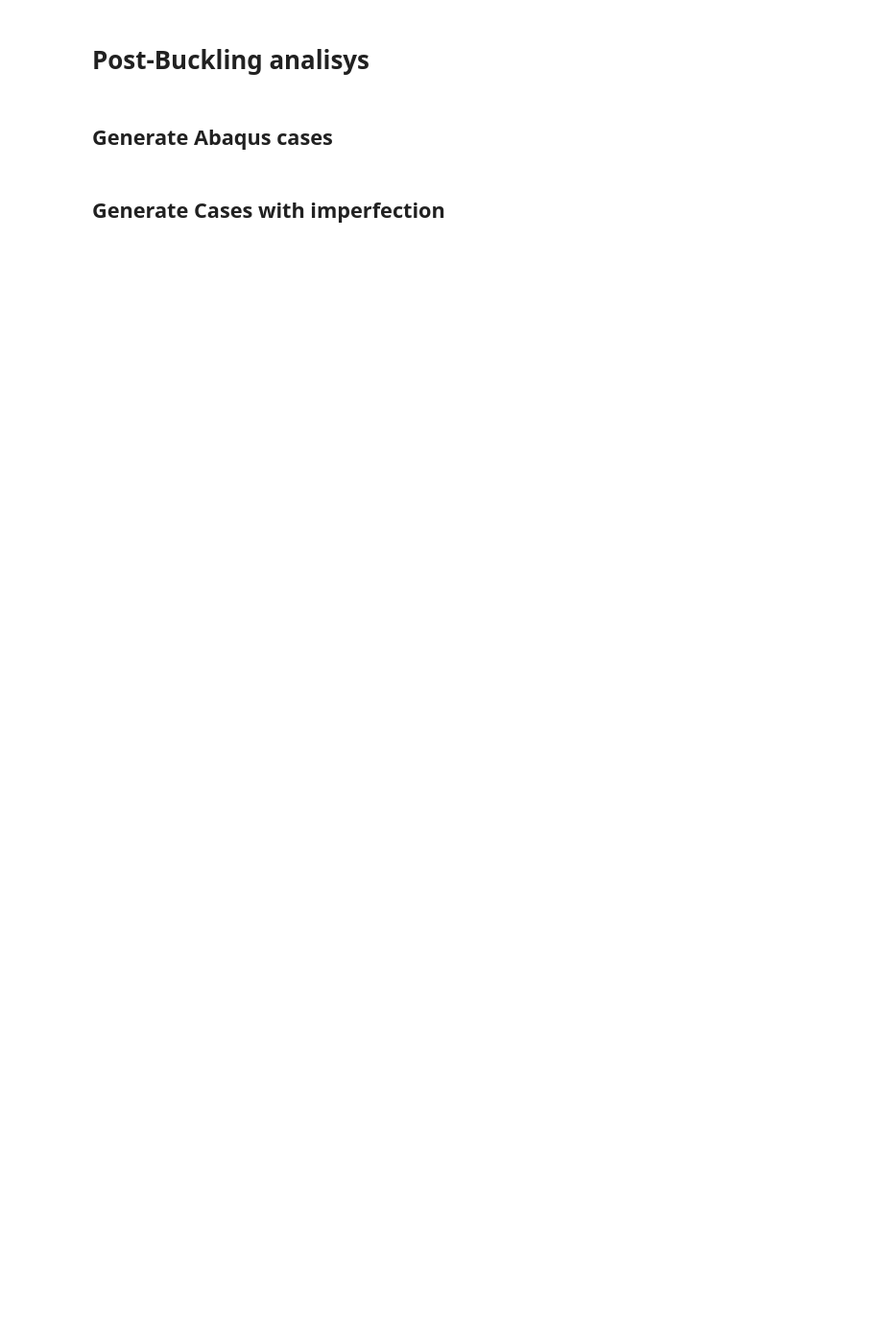
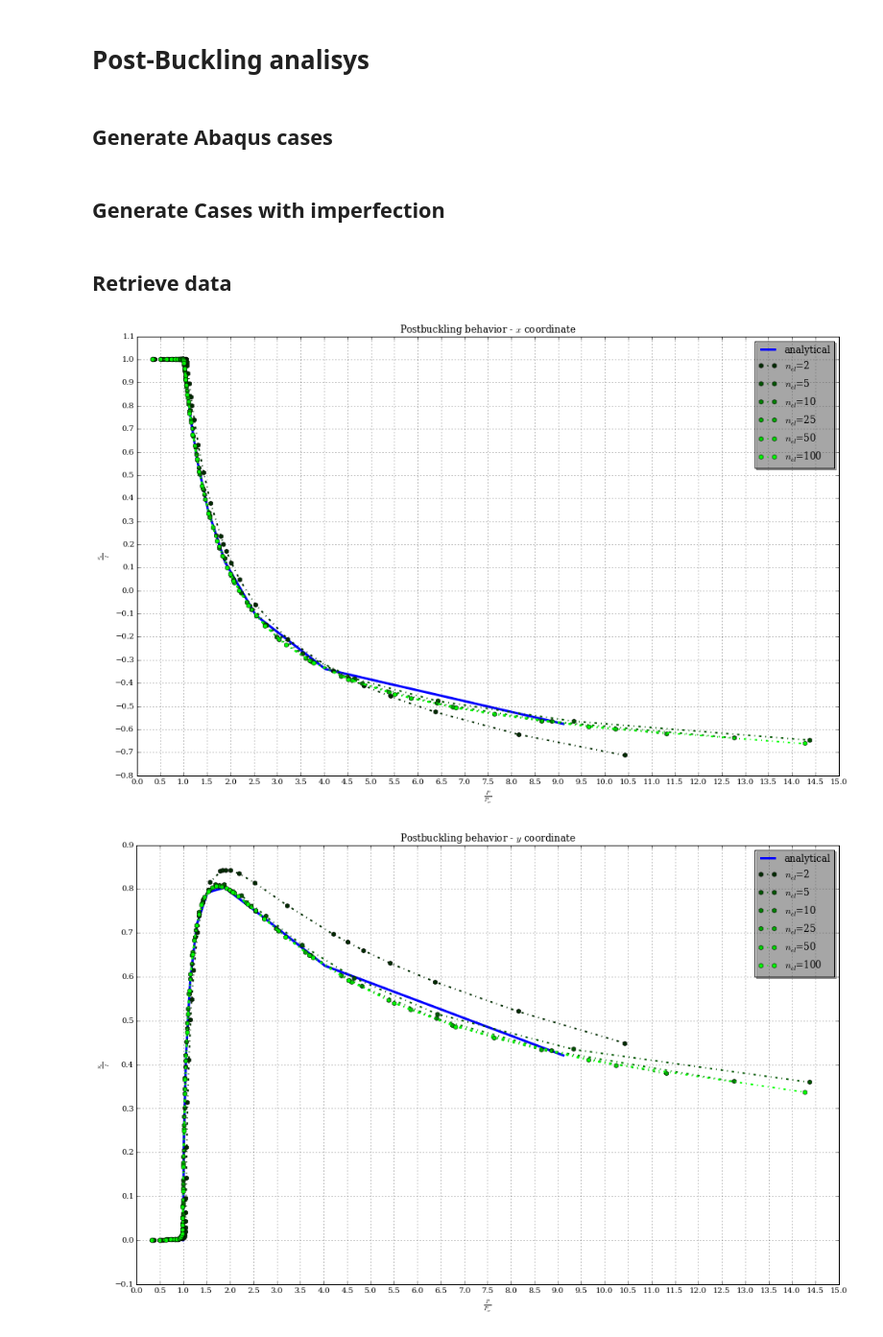
Before and after one commit to Ccaccia73/NLAAS-Labs, a Jupyter notebook: lab06b.ipynb, the cells around one changed output. Shown at 96% size. Cells and saved outputs as stored; diff of their text form; code cells hidden in the pictures; blank space fills up the shorter version.

```diff
--- a/lab06b.ipynb
+++ b/lab06b.ipynb
@@ -377,2 +387,4 @@ for ne in num_elems:
 # %%
 generateCases("../Lab06b_abaqus/","b4_")
+# %% [markdown]
+## Retrieve data
@@ -378,0 +431,76 @@ generateCases("../Lab06b_abaqus/","b4_")
+# %%
+dirs = glob.glob("../Lab06b_abaqus/b4_*")
+
+beam_pb = {}
+
+for di in dirs:
+    test = di.split('/')[-1]
+    beam_pb[int(test[5:8])] = readDataL06b4(di+"/"+test+".dat",int(test[5:8])+1)
+
+#print(beam_pb)
+# %%
+
+plt.figure(figsize=(16,10), dpi=300)
+plt.plot(P_Pcr,xa_l, lw=3., label='analytical')
+
+for i, nel in enumerate(np.sort(list(beam_pb.keys()))):
+    plt.plot(beam_pb[nel][0],beam_pb[nel][1]/L,'h-.', lw=2, ms=6, color=(0.0,(i+1)/len(beam_pcr),0.0), \
+             label="$n_{el}$="+str(nel)  )
+
+
+plt.xlim([0,15])
+plt.ylim([-0.8,1.1])
+plt.xticks(np.arange(0,15+.1,0.5))
+plt.yticks(np.arange(-0.8,1.2,.1))
+plt.title('Postbuckling behavior - $x$ coordinate')
+plt.xlabel(r'$\frac{P}{P_{cr}}$')
+plt.ylabel(r'$\frac{x_a}{l}$')
+plt.legend(loc='upper right', shadow=True)
+plt.grid()
+plt.savefig('Lab06b_x.jpg')
+
+plt.figure(figsize=(16,10), dpi=300)
+
+plt.plot(P_Pcr,ya_l, lw=3., label='analytical')
+
+for i, nel in enumerate(np.sort(list(beam_pb.keys()))):
+    plt.plot(beam_pb[nel][0],beam_pb[nel][2]/L,'h-.', lw=2, ms=6, color=(0.0,(i+1)/len(beam_pcr),0.0), \
+             label="$n_{el}$="+str(nel)  )
+
+
+
+plt.xlim([0,15])
+plt.ylim([-.1,0.9])
+plt.xticks(np.arange(0,15+.1,0.5))
+plt.yticks(np.arange(-.1,1.,.1))
+plt.title('Postbuckling behavior - $y$ coordinate')
+plt.xlabel(r'$\frac{P}{P_{cr}}$')
+plt.ylabel(r'$\frac{y_a}{l}$')
+plt.legend(loc='upper right', shadow=True)
+plt.grid()
+plt.savefig('Lab06b_y.jpg')
+
+
+plt.figure(figsize=(16,10), dpi=300)
+plt.plot(ya_l,xa_l, '-', lw=3., label = 'analytical')
+
+for i, nel in enumerate(np.sort(list(beam_pb.keys()))):
+    plt.plot(beam_pb[nel][2]/L,beam_pb[nel][1]/L,'h-.', lw=2, ms=6, color=(0.0,(i+1)/len(beam_pcr),0.0), \
+             label="$n_{el}$="+str(nel)  )
+
+
+plt.xlim([0,1.2])
+plt.ylim([-0.8,1.2])
+plt.xticks(np.arange(0,1.1,0.2))
+plt.yticks(np.arange(-.8,1.2,.2))
+plt.title('Postbuckling behavior - $x-y$ plot')
+plt.xlabel(r'$\frac{y_a}{l}$')
+plt.ylabel(r'$\frac{x_a}{l}$')
+plt.legend(loc='lower right', shadow=True)
+plt.grid()
+plt.axis('equal')
+
+plt.savefig('Lab06b_xy.jpg')
+# %% [output]
+[figure, added]
+[figure, added]
```
Also changed, not shown: parts of 8 cells of this notebook, 4 other files.
